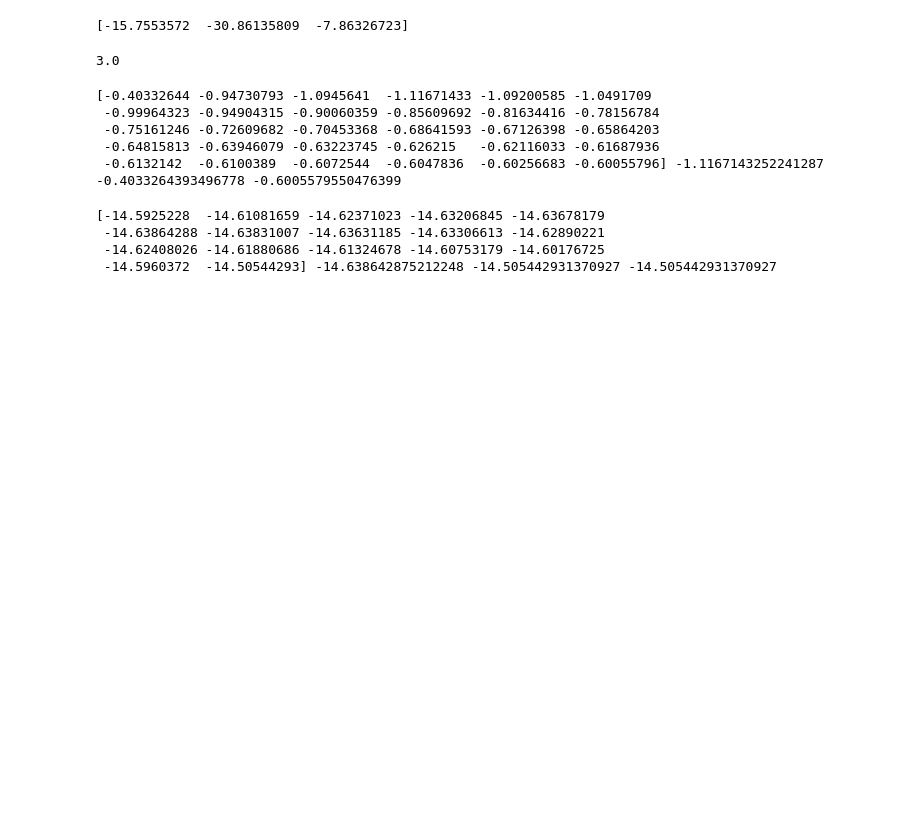
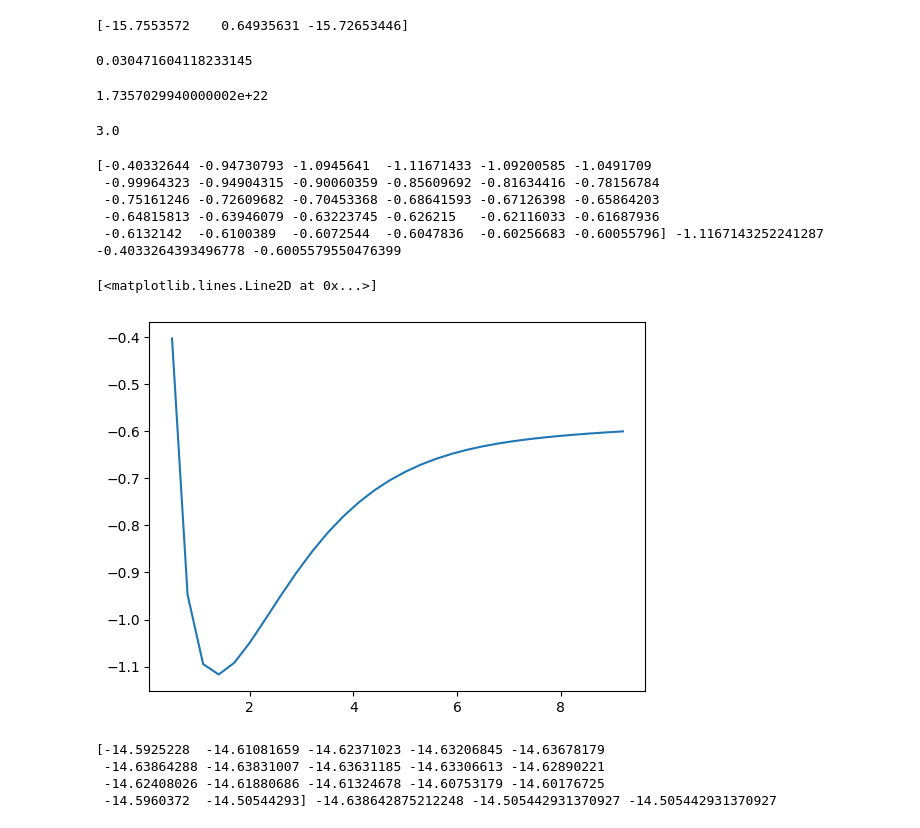
Before and after one commit to K-Class/Studying-Pennylane, a Jupyter notebook: Pennylane Qhack 2024.ipynb, the cells around one changed output. Drawn from its saved outputs; the diff is of its cells as text; code cells hidden in the pictures; blank space fills up the shorter version.

```diff
--- a/Pennylane Qhack 2024.ipynb
+++ b/Pennylane Qhack 2024.ipynb
@@ -66,12 +66,12 @@ def reaction():
     for molecule in molecules.keys():
         hf_energies = potential_energy_surface(molecules[molecule]["symbols"], molecules[molecule]["bond lengths"])
         molecules[molecule]["E0"] = ground_energy(hf_energies)
-        molecules[molecule]["E_dissociation"] = hf_energies[-1]
+        molecules[molecule]["E_dissociation"] = np.abs(hf_energies[-1] - molecules[molecule]["E0"])
         # populate each molecule's E0 and E_dissociation values
 
     # Calculate the following and don't forget to balance the chemical reaction!
     E_reactants = molecules["H2"]["E0"] + molecules["Li2"]["E0"]
-    E_activation = E_reactants + molecules["H2"]["E_dissociation"] + molecules["Li2"]["E_dissociation"]
+    E_activation = molecules["H2"]["E_dissociation"] + molecules["Li2"]["E_dissociation"]
     E_products = 2 * molecules["LiH"]["E0"]
 
     return np.array([E_reactants, E_activation, E_products])
@@ -79,7 +79,17 @@ def reaction():
 print(reaction())
 # print(potential_energy_surface(["H", "H"], np.arange(0.3, 9.3, 0.3)))
 # %% [output]
-[-15.7553572  -30.86135809  -7.86326723]
+[-15.7553572    0.64935631 -15.72653446]
+# %%
+E = 1.835e+22 / 6.022e+23
+print(E)
+
+.7553572 - .72653446
+
+.0288227 * 6.022e+23
+# %% [output]
+0.030471604118233145
+1.7357029940000002e+22
 # %%
 molecules = {
         "H2":
@@ -99,13 +109,17 @@ print(molecules["H2"]["E0"])
 # %%
 hf_energies = potential_energy_surface(molecules["H2"]["symbols"], molecules["H2"]["bond lengths"])
 
 print(hf_energies, hf_energies[np.argmin(hf_energies)], hf_energies[np.argmax(hf_energies)], hf_energies[-1])
+
+plt.plot(molecules["H2"]["bond lengths"], hf_energies)
 # %% [output]
 [-0.40332644 -0.94730793 -1.0945641  -1.11671433 -1.09200585 -1.0491709
  -0.99964323 -0.94904315 -0.90060359 -0.85609692 -0.81634416 -0.78156784
  -0.75161246 -0.72609682 -0.70453368 -0.68641593 -0.67126398 -0.65864203
  -0.64815813 -0.63946079 -0.63223745 -0.626215   -0.62116033 -0.61687936
  -0.6132142  -0.6100389  -0.6072544  -0.6047836  -0.60256683 -0.60055796] -1.1167143252241287 -0.4033264393496778 -0.6005579550476399
+[<matplotlib.lines.Line2D at 0x...>]
+[figure, added]
 # %%
 hf_energies = potential_energy_surface(molecules["Li2"]["symbols"], molecules["Li2"]["bond lengths"])
 
```
Also changed, not shown: parts of 1 cell of this notebook.
